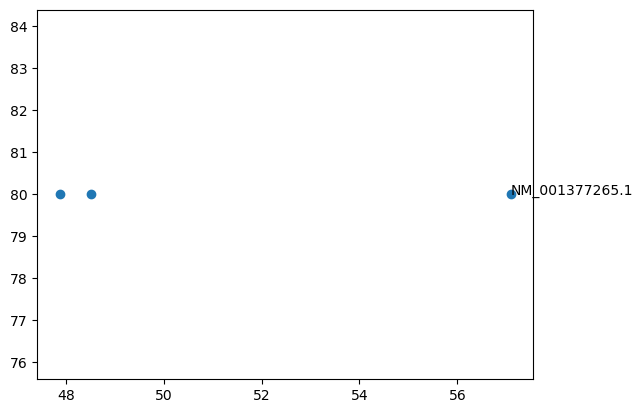
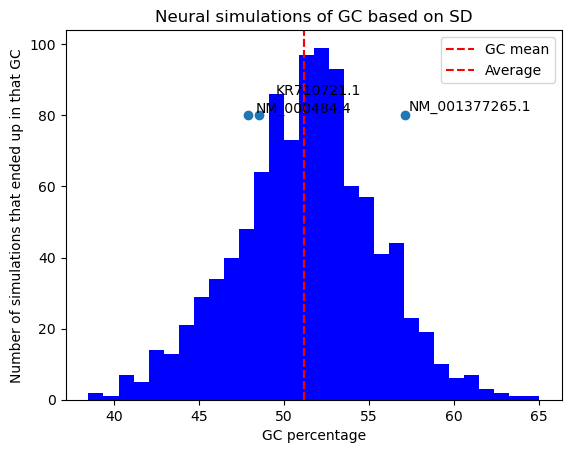
The notebook cell's code change between the first figure and the second:
--- before
+++ after
@@ -2,13 +2,13 @@
 import matplotlib.pyplot as plt
 from Bio import SeqIO
+from adjustText import adjust_text
 
 
+def full_analysis(sequence):
 
-i=0
-def full_analysis(sequence):
-    seq = sequence
-    genes=[]
+    genes = []
+
     for record in SeqIO.parse(sequence, "fasta"):
-       
+
         gen = {
             "id": record.id,
@@ -17,45 +17,66 @@
             "sequence": record.seq
         }
+
         genes.append(gen)
-        genes_array=np.array(genes)
+
     return genes
-    
+
 
 def make_numpy_array(genes):
-    gc_list=[]
-    for x in genes: 
+
+    gc_list = []
+
+    for x in genes:
         gc_list.append(x["gc"])
+
     gc_array = np.array(gc_list)
-    
+
     return gc_array
+
+
 genes = full_analysis("brain_genes.fasta")
+
 gc_array = make_numpy_array(genes)
+
 mean = np.mean(gc_array)
 standard_deviation = np.std(gc_array)
 max_value = np.max(gc_array)
 min_value = np.min(gc_array)
-y_value=np.full((3, 1), 80) 
-avarage=np.average(gc_array)
-neural_entropy=np.random.normal(mean, standard_deviation, 1000)
-plt.scatter(gc_array, y_value)
-xy=(gen["gc"], y_value)
-for gen in genes:
-    xy=(gen["gc"], 80)
-    plt.annotate(text=gen["id"],xy=(gen["gc"], 80))
-    adjust_text(gen["id"])
-    
-plt.hist(neural_entropy, bins=30, color='Blue')
+
+average = np.average(gc_array)
+
+neural_entropy = np.random.normal(mean, standard_deviation, 1000)
+
+plt.hist(neural_entropy, bins=30, color='blue')
+
 plt.title("Neural simulations of GC based on SD")
 plt.xlabel("GC percentage")
 plt.ylabel("Number of simulations that ended up in that GC")
-plt.axvline(mean, color='red',linestyle='--', label= "GC mean")
-plt.axhline(y=avarage, color='red', linestyle='--', label='Average')
+plt.axvline(mean, color='red', linestyle='--', label="GC mean")
+plt.axvline(average, color='red', linestyle='--', label="Average")
+
+y_values = np.full(len(gc_array), 80)
+plt.scatter(gc_array, y_values)
+texts = []
+
+for gen in genes:
+
+    text = plt.annotate(
+        text=gen["id"],
+        xy=(gen["gc"], 80)
+    )
+
+    texts.append(text)
+adjust_text(texts)
 plt.legend()
 plt.show()
-print(f" Mean: {mean}")
-print(f" The standard deviation is around {standard_deviation} points")
-print(f" The max gc is: {max_value}")
-print(f" The min gc is: {min_value}")
+print(f"Mean: {mean}")
+print(f"The standard deviation is around {standard_deviation} points")
+
+print(f"The max gc is: {max_value}")
+print(f"The min gc is: {min_value}")
+
 print(type(gc_array))
 print(gc_array.dtype)
+
 print(gc_array)

Commit: week 5 complete: NumPy stats, neural simulation, FFT frequency analysis